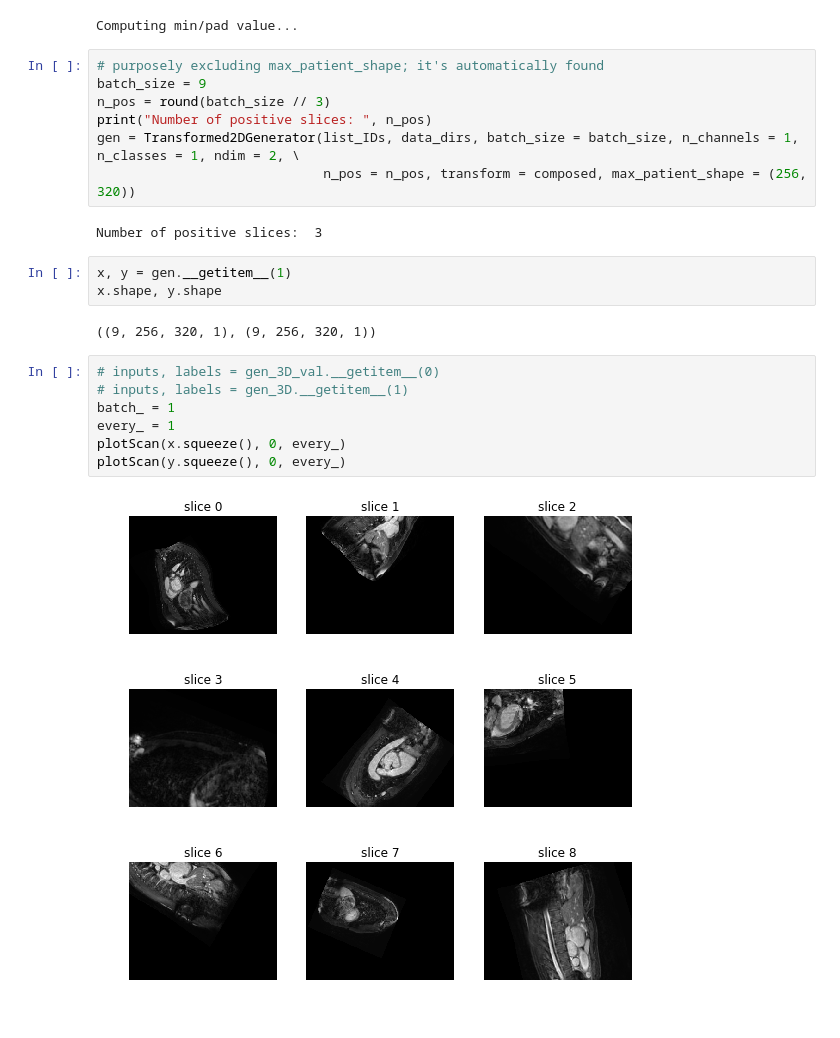
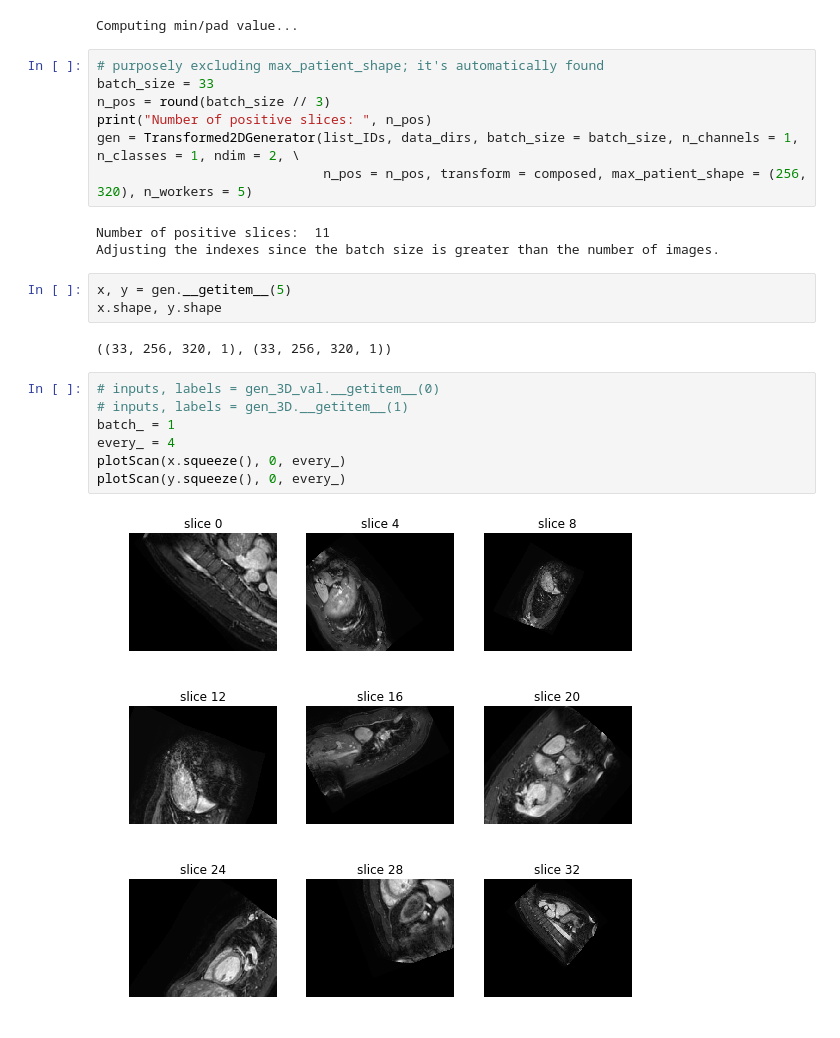
Before and after one commit to jchen42703/keras_med_io, a Jupyter notebook: examples/Testing Transforms Generator.ipynb, the cells around one changed output. Cells and saved outputs as stored; diff of their text form.

Commit message:
Updated the notebook for the latest adjustment (previous commit)
Adjusted for the new consideration of the number of workers.

```diff
--- a/examples/Testing Transforms Generator.ipynb
+++ b/examples/Testing Transforms Generator.ipynb
@@ -243,24 +243,25 @@ composed = Compose(transforms_list)
 Computing min/pad value...
 # %%
 # purposely excluding max_patient_shape; it's automatically found
-batch_size = 9
+batch_size = 33
 n_pos = round(batch_size // 3)
 print("Number of positive slices: ", n_pos)
 gen = Transformed2DGenerator(list_IDs, data_dirs, batch_size = batch_size, n_channels = 1, n_classes = 1, ndim = 2, \
-                             n_pos = n_pos, transform = composed, max_patient_shape = (256, 320))
+                             n_pos = n_pos, transform = composed, max_patient_shape = (256, 320), n_workers = 5)
 # %% [output]
-Number of positive slices:  3
+Number of positive slices:  11
+Adjusting the indexes since the batch size is greater than the number of images.
 # %%
-x, y = gen.__getitem__(1)
+x, y = gen.__getitem__(5)
 x.shape, y.shape
 # %% [output]
-((9, 256, 320, 1), (9, 256, 320, 1))
+((33, 256, 320, 1), (33, 256, 320, 1))
 # %%
 # inputs, labels = gen_3D_val.__getitem__(0)
 # inputs, labels = gen_3D.__getitem__(1)
 batch_ = 1
-every_ = 1
+every_ = 4
 plotScan(x.squeeze(), 0, every_)
 plotScan(y.squeeze(), 0, every_)
 # %% [output]
-[figure, old version]
+[figure, new version]
```
Also changed, not shown: parts of 1 cell of this notebook.
